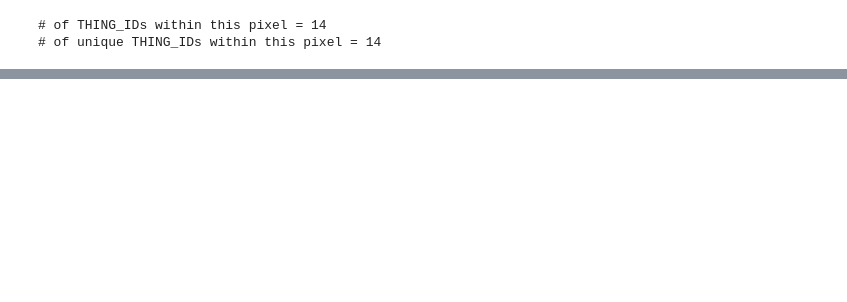
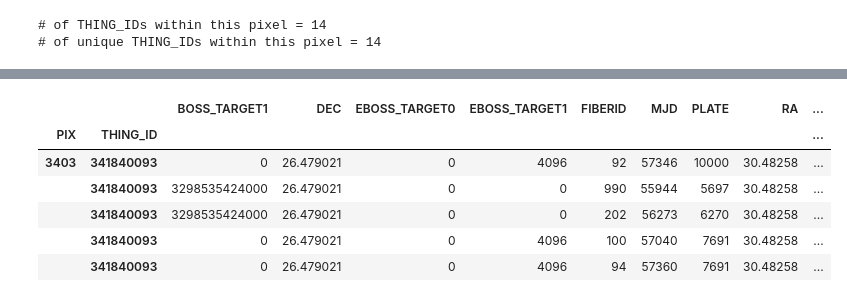
Before and after one commit to slosar/ForetFusion, a Jupyter notebook: sdss_catalog.ipynb, the cells around one changed output, grey strips where cells are left out. Cells and saved outputs as stored; diff of their text form; code cells hidden in the pictures; blank space fills up the shorter version.

```diff
--- a/sdss_catalog.ipynb
+++ b/sdss_catalog.ipynb
@@ -150,0 +186,10 @@ ss = pd.DataFrame({col: fits[1][col].read().byteswap().newbyteorder() for col in
+# %%
+all_qso.query('THING_ID == 341840093')
+# %% [output]
+|  |  | BOSS_TARGET1 | DEC | EBOSS_TARGET0 | EBOSS_TARGET1 | FIBERID | MJD | PLATE | RA | ... |
+| PIX | THING_ID |  |  |  |  |  |  |  |  | ... |
+| 3403 | 341840093 | 0 | 26.479021 | 0 | 4096 | 92 | 57346 | 10000 | 30.48258 | ... |
+|  | 341840093 | 3298535424000 | 26.479021 | 0 | 0 | 990 | 55944 | 5697 | 30.48258 | ... |
+|  | 341840093 | 3298535424000 | 26.479021 | 0 | 0 | 202 | 56273 | 6270 | 30.48258 | ... |
+|  | 341840093 | 0 | 26.479021 | 0 | 4096 | 100 | 57040 | 7691 | 30.48258 | ... |
+|  | 341840093 | 0 | 26.479021 | 0 | 4096 | 94 | 57360 | 7691 | 30.48258 | ... |
```
Also changed, not shown: parts of 13 cells of this notebook.
